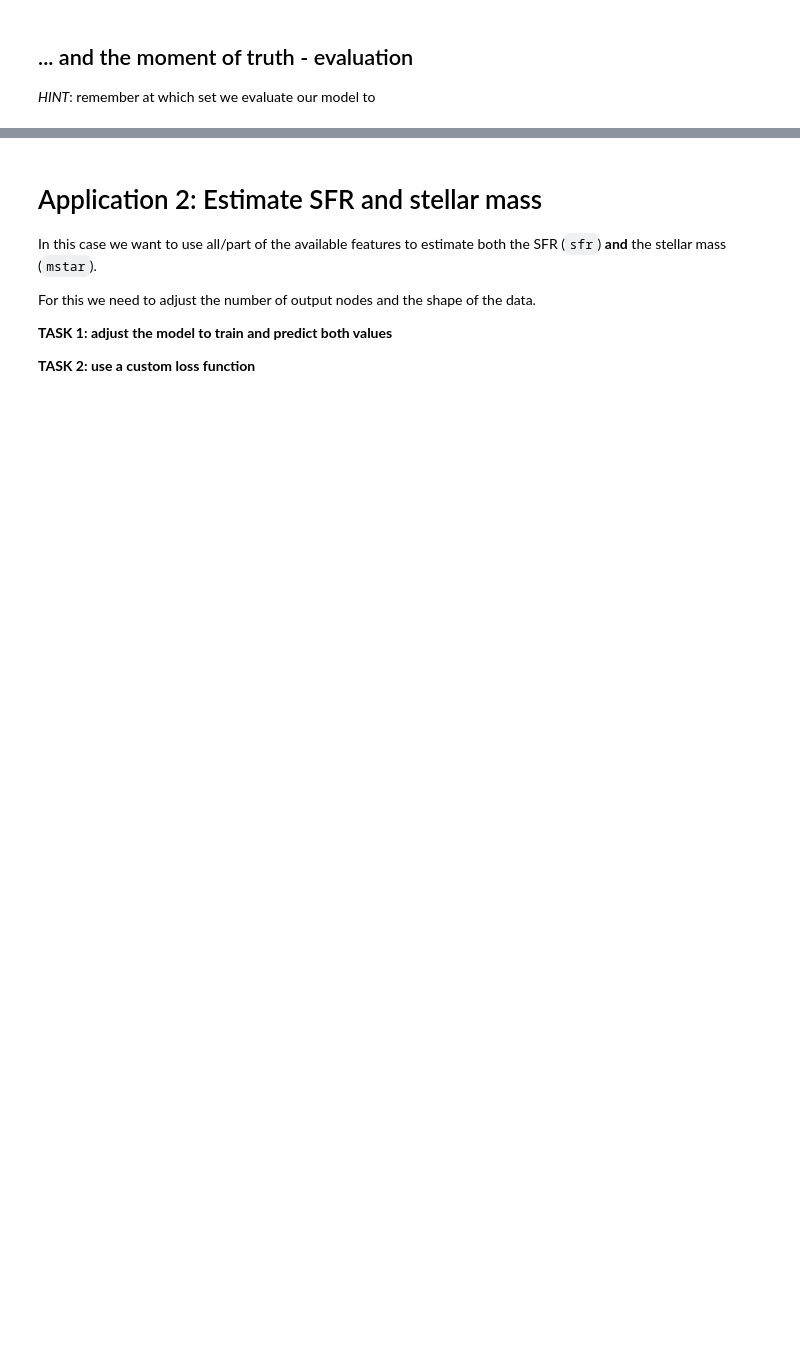
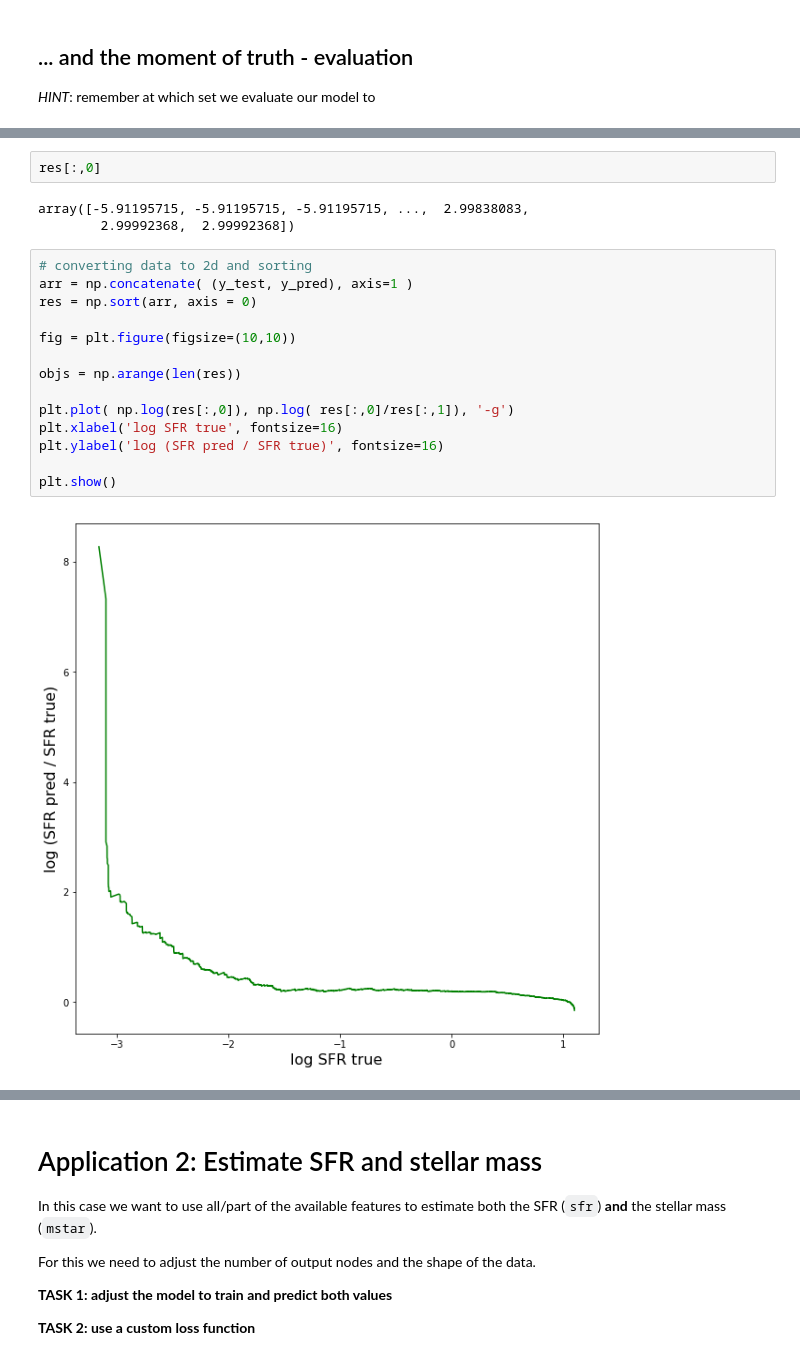
Before and after one commit to astrostatistics-in-crete/2023_summer_school, a Jupyter notebook: 11_DL_Regression/DL_Regression.ipynb, the cells around one changed output, grey strips where cells are left out. Cells and saved outputs as stored; diff of their text form; blank space fills up the shorter version.

```diff
--- a/11_DL_Regression/DL_Regression.ipynb
+++ b/11_DL_Regression/DL_Regression.ipynb
@@ -436,0 +458,21 @@ mean_squared_error: 2.06
+# %%
+res[:,0]
+# %% [output]
+array([-5.91195715, -5.91195715, -5.91195715, ...,  2.99838083,
+        2.99992368,  2.99992368])
+# %%
+# converting data to 2d and sorting
+arr = np.concatenate( (y_test, y_pred), axis=1 )
+res = np.sort(arr, axis = 0)
+
+fig = plt.figure(figsize=(10,10))
+
+objs = np.arange(len(res))
+
+plt.plot( np.log(res[:,0]), np.log( res[:,0]/res[:,1]), '-g')
+plt.xlabel('log SFR true', fontsize=16)
+plt.ylabel('log (SFR pred / SFR true)', fontsize=16)
+
+plt.show()
+# %% [output]
+[figure, added]
```
Also changed, not shown: parts of 32 cells of this notebook, 1 other file.
